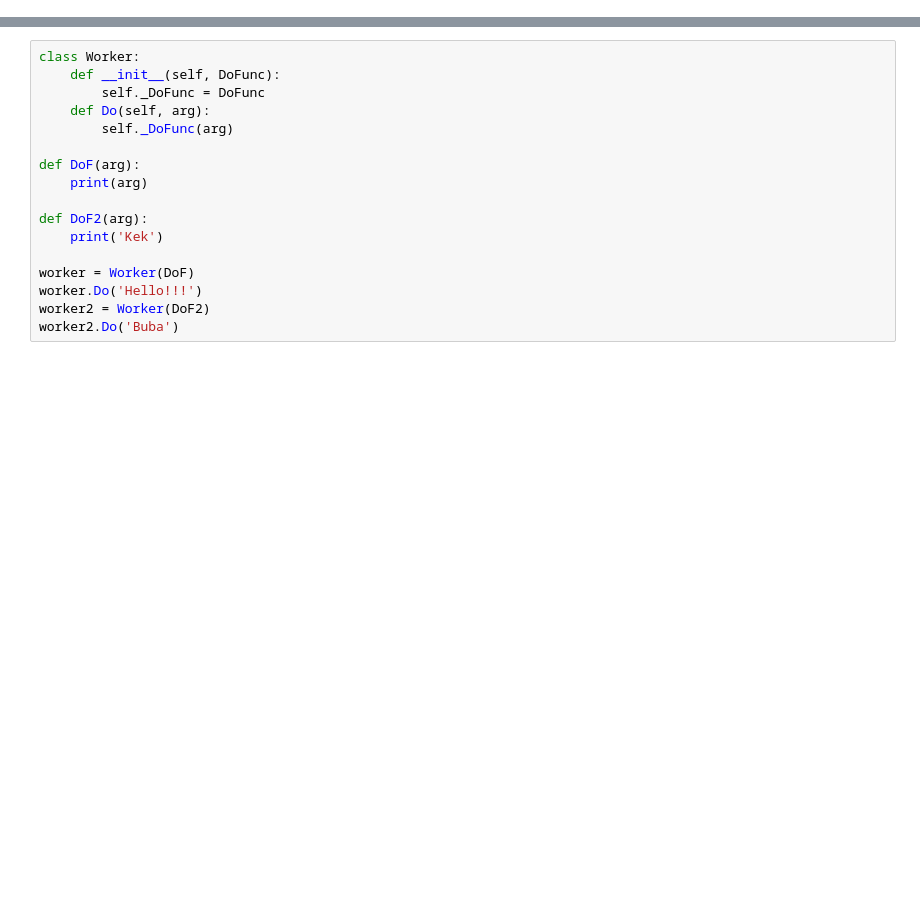
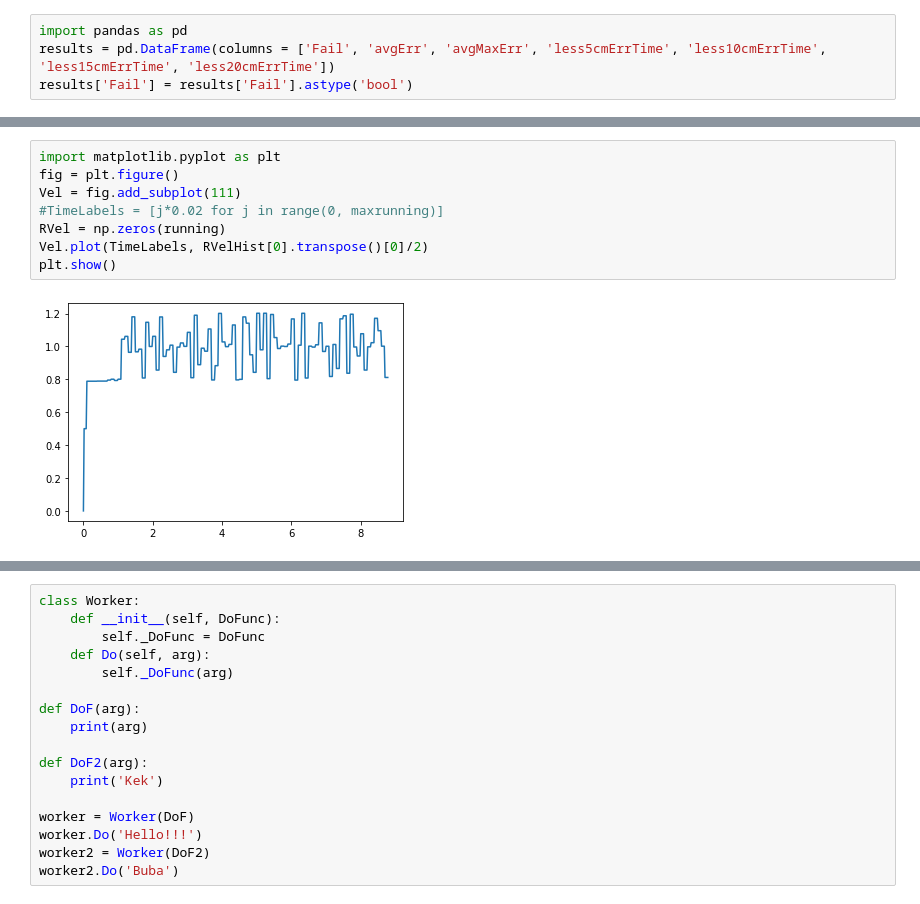
Before and after one commit to petr-konovalov/python, a Jupyter notebook: Симуляция для IFAC/Симуляция для IFAC.ipynb, the cells around one changed output, grey strips where cells are left out. Drawn from its saved outputs; the diff is of its cells as text; blank space fills up the shorter version.

```diff
--- a/Симуляция для IFAC/Симуляция для IFAC.ipynb
+++ b/Симуляция для IFAC/Симуляция для IFAC.ipynb
@@ -0,0 +1,4 @@
+# %%
+import pandas as pd
+results = pd.DataFrame(columns = ['Fail', 'avgErr', 'avgMaxErr', 'less5cmErrTime', 'less10cmErrTime', 'less15cmErrTime', 'less20cmErrTime'])
+results['Fail'] = results['Fail'].astype('bool')
@@ -774,0 +1180,10 @@ Risen:  0
+# %%
+import matplotlib.pyplot as plt
+fig = plt.figure()
+Vel = fig.add_subplot(111)
+#TimeLabels = [j*0.02 for j in range(0, maxrunning)]
+RVel = np.zeros(running)
+Vel.plot(TimeLabels, RVelHist[0].transpose()[0]/2)
+plt.show()
+# %% [output]
+[figure, added]
```
Also changed, not shown: parts of 16 cells of this notebook, 12 other files.
